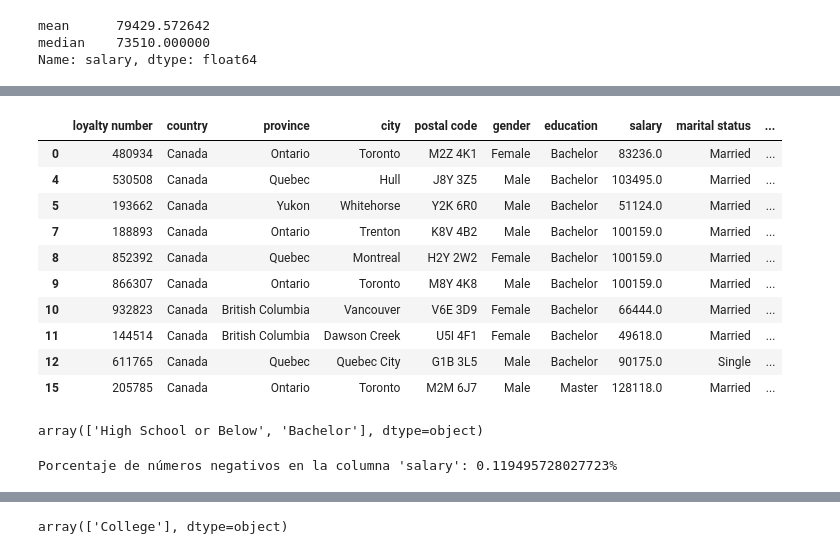
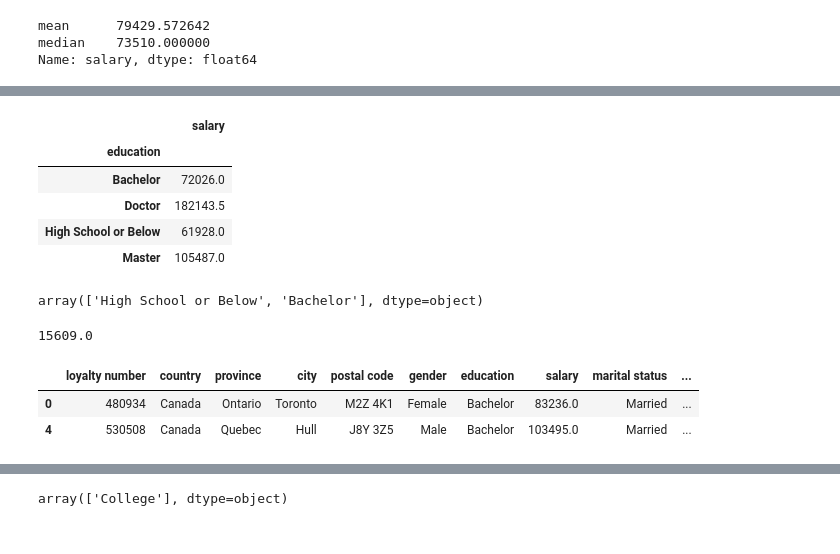
Before and after one commit to Adalab/bda-modulo-3-evaluacion-final-Iara-AC, a Jupyter notebook: evaluacion-mod-3-iara.ipynb, the cells around one changed output, grey strips where cells are left out. Drawn from its saved outputs; the diff is of its cells as text; code cells hidden in the pictures.

```diff
--- a/evaluacion-mod-3-iara.ipynb
+++ b/evaluacion-mod-3-iara.ipynb
@@ -563,0 +610,27 @@ Name: salary, dtype: float64
+# %%
+df_mediana_sueldo_posi = df_sueldo_posi.groupby('education', as_index=False)['salary'].median().set_index('education')
+df_mediana_sueldo_posi
+# %% [output]
+|  | salary |
+| education |  |
+| Bachelor | 72026.0 |
+| Doctor | 182143.5 |
+| High School or Below | 61928.0 |
+| Master | 105487.0 |
+# %%
+# Nivel educacional de las personas que tienen el sueldo negativo
+
+df_neg['education'].unique()
+# %% [output]
+array(['High School or Below', 'Bachelor'], dtype=object)
+# %%
+# Aqui hacemos el cambio del sueldo negativo, por la mediana del sueldo del grupo educativo relativo al cliente.
+# Para esto utilizamos la tabla arriba como ayuda, para buscar la mediana de cada grupo educativo.
+
+df_final['salary'] = df_final.apply(lambda x: df_mediana_sueldo_posi.loc[x.education,'salary'] if x.salary < 0 else x.salary ,axis=1)
+
+# Verificar si hay negativos en el dataframe final
+
+print(df_final['salary'].min())
+# %% [output]
+15609.0
@@ -564,30 +640,6 @@ Name: salary, dtype: float64
 # %%
-df_sueldo_posi.head(10)
+df_sueldo_posi.head(2)
 # %% [output]
 |  | loyalty number | country | province | city | postal code | gender | education | salary | marital status | ... |
 | 0 | 480934 | Canada | Ontario | Toronto | M2Z 4K1 | Female | Bachelor | 83236.0 | Married | ... |
 | 4 | 530508 | Canada | Quebec | Hull | J8Y 3Z5 | Male | Bachelor | 103495.0 | Married | ... |
-| 5 | 193662 | Canada | Yukon | Whitehorse | Y2K 6R0 | Male | Bachelor | 51124.0 | Married | ... |
-| 7 | 188893 | Canada | Ontario | Trenton | K8V 4B2 | Male | Bachelor | 100159.0 | Married | ... |
-| 8 | 852392 | Canada | Quebec | Montreal | H2Y 2W2 | Female | Bachelor | 100159.0 | Married | ... |
-| 9 | 866307 | Canada | Ontario | Toronto | M8Y 4K8 | Male | Bachelor | 100159.0 | Married | ... |
-| 10 | 932823 | Canada | British Columbia | Vancouver | V6E 3D9 | Female | Bachelor | 66444.0 | Married | ... |
-| 11 | 144514 | Canada | British Columbia | Dawson Creek | U5I 4F1 | Female | Bachelor | 49618.0 | Married | ... |
-| 12 | 611765 | Canada | Quebec | Quebec City | G1B 3L5 | Male | Bachelor | 90175.0 | Single | ... |
-| 15 | 205785 | Canada | Ontario | Toronto | M2M 6J7 | Male | Master | 128118.0 | Married | ... |
-# %%
-# Nivel educacional de las personas que tienen el sueldo negativo
-
-df['education'].unique()
-# %% [output]
-array(['High School or Below', 'Bachelor'], dtype=object)
-# %%
-# Porcentaje de valores negativos de la columna 'salary'
-
-num_ne = (df_final['salary'] < 0).sum()
-total_filas = df_final.shape[0]
-
-por_neg = (num_ne/total_filas) *100
-print(f"Porcentaje de números negativos en la columna 'salary': {por_neg}%")
-# %% [output]
-Porcentaje de números negativos en la columna 'salary': 0.119495728027723%
```
Also changed, not shown: parts of 67 cells of this notebook, 4 other files.
